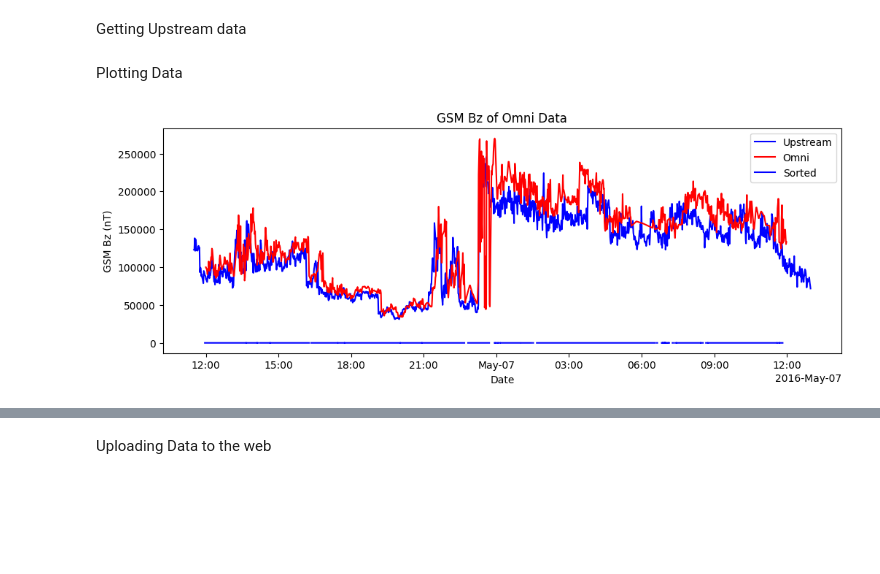
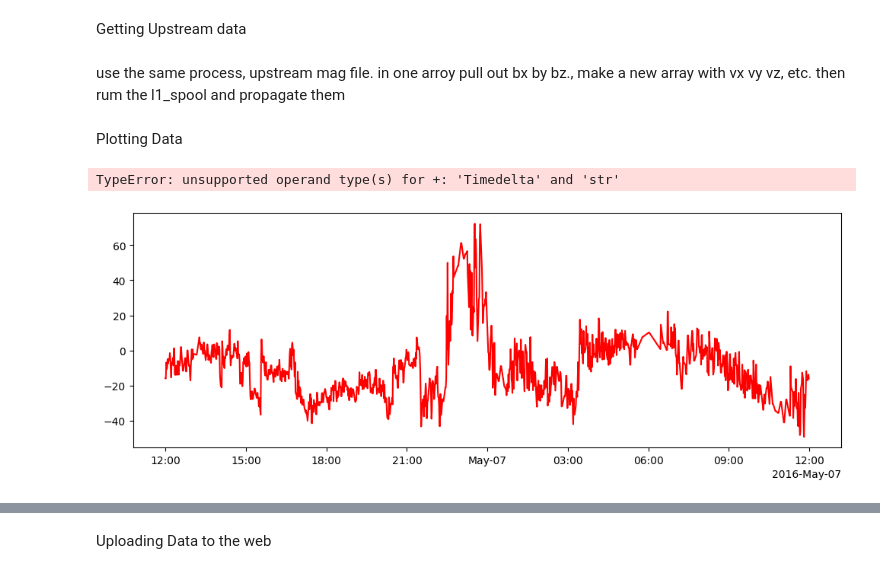
Before and after one commit to brianli755/L1_Prop, a Jupyter notebook: WindOrAce.ipynb, the cells around one changed output, grey strips where cells are left out. Cells and saved outputs as stored; diff of their text form; code cells hidden in the pictures; blank space fills up the shorter version.

```diff
--- a/WindOrAce.ipynb
+++ b/WindOrAce.ipynb
@@ -15,6 +15,12 @@ from pytplot import get_data
 #import pandas as pd
 import numpy as np
 # endregion
+# %%
+RE = 6371              # Earth radius in kmeters.
+l1_dist = 1495980      # L1 distance in km.
+kboltz = 1.380649E-23  # Boltzmann constant, J/K
+mp = 1.67262192E-27    # Proton mass in Kg
+bound_dist = 32 * RE   # Distance to BATS-R-US upstream boundary from Earth.
 # %% [markdown]
 Importing Data (ACE, Wind, OMNI)
 # %%
@@ -96,15 +90,14 @@ ace = ace.reset_index()
 # %%
 pyspedas.projects.ace.swe(trange=[shifted_start, stop],datatype='h0', time_clip=True)
 ace2 = pd.DataFrame({
-    'Time': get_data('V_GSM')[0],
-    'VX': get_data('V_GSM')[1][:,0],
-    'VY': get_data('V_GSM')[1][:,1],
-    'VZ': get_data('V_GSM')[1][:,2],
+    'Time': get_data('V_GSE')[0],
+    'VX': get_data('V_GSE')[1][:,0],
+    'VY': get_data('V_GSE')[1][:,1],
+    'VZ': get_data('V_GSE')[1][:,2],
     "NP": get_data('Np')[1],
-    "X": get_data('SC_pos_GSM')[1][:,0],
     "Temp": get_data('Tpr')[1],
 
-},columns = ['Time','VX','VY','VZ','NP','X','Temp']).replace(to_replace=[-1.0e31], value=np.nan)
+},columns = ['Time','VX','VY','VZ','NP','Temp']).replace(to_replace=[-1.00000E+31], value=np.nan)
 
 
 #The data will then be interpolated to 1 second intervals
@@ -152,7 +119,7 @@ wind = pd.DataFrame({
     'BY': get_data('B3GSM')[1][:,1],
     'BZ': get_data('B3GSM')[1][:,2],
 
-}, columns = ['Time','BX','BY', 'BZ']).replace(to_replace=[-1.0e31], value=np.nan)
+}, columns = ['Time','BX','BY', 'BZ']).replace(to_replace=[-1.00000E+31], value=np.nan)
 
 
 #The data will then be interpolated to 1 second intervals
@@ -170,16 +136,15 @@ wind = wind.reset_index()
 # %%
-pyspedas.projects.wind.swe(trange=[shifted_start,stop], datatype='k0', varnames=[], time_clip=True)
+pyspedas.projects.wind.swe(trange=[shifted_start,stop], datatype='h1', varnames=[], time_clip=True)
+temp = (mp/(2*kboltz))*(get_data('Proton_W_moment')[1]*1000)**2
 wind2 = pd.DataFrame({
-    'Time': get_data('V_GSM')[0],
-    'X': get_data('SC_pos_GSM')[1][:,0],
-    'VX': get_data('V_GSM')[1][:,0],
-    'VY': get_data('V_GSM')[1][:,1],
-    'VZ': get_data('V_GSM')[1][:,2],
-    "NP": get_data('Np')[1],
-    'Temp':get_data('THERMAL_SPD')[1],
+    'Time': get_data('Proton_VX_moment')[0],
+    'VX': get_data('Proton_VX_moment')[1],
+    'VY': get_data('Proton_VY_moment')[1],
+    'VZ': get_data('Proton_VZ_moment')[1],
+    "NP": get_data('Proton_Np_moment')[1],
+    'Temp':temp,
 
-}, columns = ['Time','X','VX', 'VY','VZ','NP','Temp']).replace(to_replace=[-1.0e31], value=np.nan)
-
+}, columns = ['Time','VX', 'VY','VZ','NP','Temp']).replace(to_replace=[-1.00000E+31], value=np.nan)
 
 #The data will then be interpolated to 1 second intervals
 wind2['Time'] = pd.to_datetime(wind2['Time'], unit='s')
@@ -195,4 +159,6 @@ wind2 = wind2.reset_index()
 # %% [markdown]
 Getting Upstream data
+# %% [markdown]
+use the same process, upstream mag file. in one arroy pull out bx by bz., make a new array with vx vy vz, etc. then rum the l1_spool and propagate them
 # %%
 
@@ -318,26 +346,27 @@ Plotting Data
 # %%
 fig, ax = plt.subplots(figsize = (12,4))
 
 
-plt.plot(ace2['Time']+pd.Timedelta(minutes=59.5), ace2['Temp'], label='Upstream', color='blue', linestyle='-')
-plt.plot(omni['Time'], omni['Temp'], label='Omni', color='red', linestyle='-')
+#plt.plot(ace2['Time']+pd.Timedelta(minutes=59.5), ace2['BY'], label='Upstream', color='blue', linestyle='-')
+plt.plot(omni['Time'], omni['VZ'], label='Omni', color='red', linestyle='-')
 #plt.scatter(omni['Time'], omni['BZ'], c=omni['IMF'], cmap='viridis')
-plt.plot(upstream_wind['Time']+pd.Timedelta(minutes=59.5), upstream_wind['BX'], label='Sorted', color='blue', linestyle='-')
+plt.plot(mfi['Time']+pd.Timedelta(minutes=59.5), swe['VZ'], label='Sorted', color='blue', linestyle='-')
 #plt.scatter(upstream_wind['Time']+pd.Timedelta(minutes=59.5), upstream_wind['BZ'], c=upstream_wind['ID'], cmap='viridis')
 #plt.plot(ace['Time']+pd.Timedelta(minutes=59.5), ace['BZ'], label='Ace', color='blue', linestyle='-')
 
 
 plt.title('GSM Bz of Omni Data')
 plt.xlabel('Date')
 plt.ylabel('GSM Bz (nT)')
 
 plt.legend()
 #plt.colorbar()
 
 
 #plt.xlim(dt.datetime.strptime("2016-05-06/22:00:00", "%Y-%m-%d/%H:%M:%S"), dt.datetime.strptime("2016-05-07/2:00:00", "%Y-%m-%d/%H:%M:%S"))
 
 plt.show()
 # %% [output]
+TypeError: unsupported operand type(s) for +: 'Timedelta' and 'str'
-[figure, old version]
+[figure, new version]
 # %%
```
Also changed, not shown: parts of 12 cells of this notebook, 6 other files.
